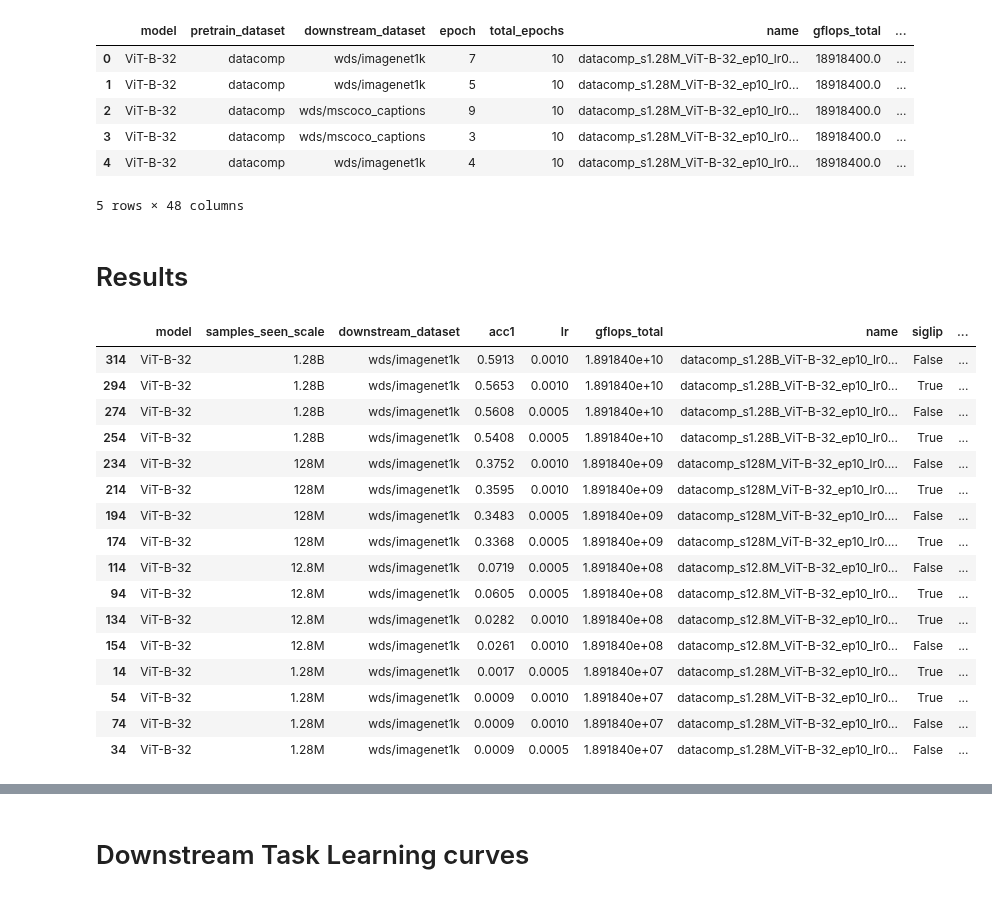
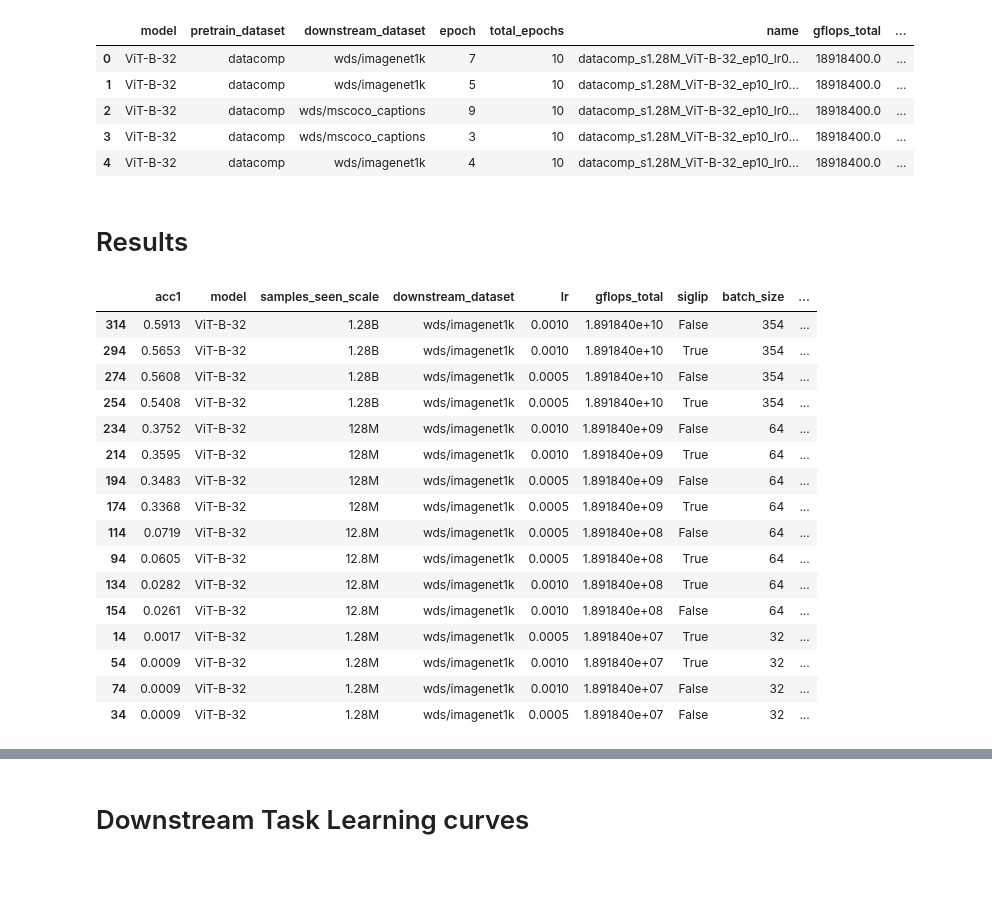
Before and after one commit to SLAMPAI/open_clip_scaling, a Jupyter notebook: results.ipynb, the cells around one changed output, grey strips where cells are left out. Drawn from its saved outputs; the diff is of its cells as text; code cells hidden in the pictures.

```diff
--- a/results.ipynb
+++ b/results.ipynb
@@ -10,6 +10,9 @@ import re
 import matplotlib.pyplot as plt
 import seaborn as sns
 from autoexperiment.template import generate_job_defs
+pd.set_option('display.max_columns', None)
+pd.set_option('display.max_rows', None)
+pd.set_option('display.max_colwidth', None)
 model_profile = pd.read_csv("https://raw.githubusercontent.com/mlfoundations/open_clip/main/docs/model_profile.csv")
 model_profile  = model_profile.set_index("model")
 
@@ -41,7 +44,9 @@ for job in train_jobs:
             "name": job.params["name"],
             "gflops_total": model_profile.loc[job.params["model"]].gflops * job.params["epochs"] * job.params["train_num_samples"],
             "samples_per_sec": samples_per_sec,
-            "samples_per_sec_per_gpu": samples_per_sec / (job.params["nodes"] * 4)
+            "samples_per_sec_per_gpu": samples_per_sec / (job.params["nodes"] * 4),
+            "global_batch_size": job.params["batch_size"] * job.params["nodes"] * 4,
+            "training_time_hours": ((1/samples_per_sec) * job.params["epochs"] * job.params["train_num_samples"]) / 3600
         }
         dic.update(job.params)
         dic.update(data['metrics'])
@@ -55,35 +60,38 @@ results.head()
 | 2 | ViT-B-32 | datacomp | wds/mscoco_captions | 9 | 10 | datacomp_s1.28M_ViT-B-32_ep10_lr0... | 18918400.0 | ... |
 | 3 | ViT-B-32 | datacomp | wds/mscoco_captions | 3 | 10 | datacomp_s1.28M_ViT-B-32_ep10_lr0... | 18918400.0 | ... |
 | 4 | ViT-B-32 | datacomp | wds/imagenet1k | 4 | 10 | datacomp_s1.28M_ViT-B-32_ep10_lr0... | 18918400.0 | ... |
-5 rows × 48 columns
 # %% [markdown]
 # Results
+# %%
+cols = [
+    'model', 'samples_seen_scale', 'downstream_dataset',
+    "lr", "gflops_total", "siglip", "batch_size", "global_batch_size", "samples_per_sec",
+    "training_time_hours", "name"
+]
 # %%
 d = results[results.total_epochs==results.epoch]
-
 ds = 'wds/imagenet1k'
 metric = 'acc1'
-
 d = d[d.downstream_dataset==ds]
-d[['model', 'samples_seen_scale', 'downstream_dataset', metric , "lr", "gflops_total", "name", "siglip", "samples_per_sec"]].sort_values(by=metric, ascending=False).round(4)
+d[[metric] + cols].sort_values(by=metric, ascending=False).round(4)
 # %% [output]
-|  | model | samples_seen_scale | downstream_dataset | acc1 | lr | gflops_total | name | siglip | ... |
-| 314 | ViT-B-32 | 1.28B | wds/imagenet1k | 0.5913 | 0.0010 | 1.891840e+10 | datacomp_s1.28B_ViT-B-32_ep10_lr0... | False | ... |
-| 294 | ViT-B-32 | 1.28B | wds/imagenet1k | 0.5653 | 0.0010 | 1.891840e+10 | datacomp_s1.28B_ViT-B-32_ep10_lr0... | True | ... |
-| 274 | ViT-B-32 | 1.28B | wds/imagenet1k | 0.5608 | 0.0005 | 1.891840e+10 | datacomp_s1.28B_ViT-B-32_ep10_lr0... | False | ... |
-| 254 | ViT-B-32 | 1.28B | wds/imagenet1k | 0.5408 | 0.0005 | 1.891840e+10 | datacomp_s1.28B_ViT-B-32_ep10_lr0... | True | ... |
-| 234 | ViT-B-32 | 128M | wds/imagenet1k | 0.3752 | 0.0010 | 1.891840e+09 | datacomp_s128M_ViT-B-32_ep10_lr0.... | False | ... |
-| 214 | ViT-B-32 | 128M | wds/imagenet1k | 0.3595 | 0.0010 | 1.891840e+09 | datacomp_s128M_ViT-B-32_ep10_lr0.... | True | ... |
-| 194 | ViT-B-32 | 128M | wds/imagenet1k | 0.3483 | 0.0005 | 1.891840e+09 | datacomp_s128M_ViT-B-32_ep10_lr0.... | False | ... |
-| 174 | ViT-B-32 | 128M | wds/imagenet1k | 0.3368 | 0.0005 | 1.891840e+09 | datacomp_s128M_ViT-B-32_ep10_lr0.... | True | ... |
-| 114 | ViT-B-32 | 12.8M | wds/imagenet1k | 0.0719 | 0.0005 | 1.891840e+08 | datacomp_s12.8M_ViT-B-32_ep10_lr0... | False | ... |
-| 94 | ViT-B-32 | 12.8M | wds/imagenet1k | 0.0605 | 0.0005 | 1.891840e+08 | datacomp_s12.8M_ViT-B-32_ep10_lr0... | True | ... |
-| 134 | ViT-B-32 | 12.8M | wds/imagenet1k | 0.0282 | 0.0010 | 1.891840e+08 | datacomp_s12.8M_ViT-B-32_ep10_lr0... | True | ... |
-| 154 | ViT-B-32 | 12.8M | wds/imagenet1k | 0.0261 | 0.0010 | 1.891840e+08 | datacomp_s12.8M_ViT-B-32_ep10_lr0... | False | ... |
-| 14 | ViT-B-32 | 1.28M | wds/imagenet1k | 0.0017 | 0.0005 | 1.891840e+07 | datacomp_s1.28M_ViT-B-32_ep10_lr0... | True | ... |
-| 54 | ViT-B-32 | 1.28M | wds/imagenet1k | 0.0009 | 0.0010 | 1.891840e+07 | datacomp_s1.28M_ViT-B-32_ep10_lr0... | True | ... |
-| 74 | ViT-B-32 | 1.28M | wds/imagenet1k | 0.0009 | 0.0010 | 1.891840e+07 | datacomp_s1.28M_ViT-B-32_ep10_lr0... | False | ... |
-| 34 | ViT-B-32 | 1.28M | wds/imagenet1k | 0.0009 | 0.0005 | 1.891840e+07 | datacomp_s1.28M_ViT-B-32_ep10_lr0... | False | ... |
+|  | acc1 | model | samples_seen_scale | downstream_dataset | lr | gflops_total | siglip | batch_size | ... |
+| 314 | 0.5913 | ViT-B-32 | 1.28B | wds/imagenet1k | 0.0010 | 1.891840e+10 | False | 354 | ... |
+| 294 | 0.5653 | ViT-B-32 | 1.28B | wds/imagenet1k | 0.0010 | 1.891840e+10 | True | 354 | ... |
+| 274 | 0.5608 | ViT-B-32 | 1.28B | wds/imagenet1k | 0.0005 | 1.891840e+10 | False | 354 | ... |
+| 254 | 0.5408 | ViT-B-32 | 1.28B | wds/imagenet1k | 0.0005 | 1.891840e+10 | True | 354 | ... |
+| 234 | 0.3752 | ViT-B-32 | 128M | wds/imagenet1k | 0.0010 | 1.891840e+09 | False | 64 | ... |
+| 214 | 0.3595 | ViT-B-32 | 128M | wds/imagenet1k | 0.0010 | 1.891840e+09 | True | 64 | ... |
+| 194 | 0.3483 | ViT-B-32 | 128M | wds/imagenet1k | 0.0005 | 1.891840e+09 | False | 64 | ... |
+| 174 | 0.3368 | ViT-B-32 | 128M | wds/imagenet1k | 0.0005 | 1.891840e+09 | True | 64 | ... |
+| 114 | 0.0719 | ViT-B-32 | 12.8M | wds/imagenet1k | 0.0005 | 1.891840e+08 | False | 64 | ... |
+| 94 | 0.0605 | ViT-B-32 | 12.8M | wds/imagenet1k | 0.0005 | 1.891840e+08 | True | 64 | ... |
+| 134 | 0.0282 | ViT-B-32 | 12.8M | wds/imagenet1k | 0.0010 | 1.891840e+08 | True | 64 | ... |
+| 154 | 0.0261 | ViT-B-32 | 12.8M | wds/imagenet1k | 0.0010 | 1.891840e+08 | False | 64 | ... |
+| 14 | 0.0017 | ViT-B-32 | 1.28M | wds/imagenet1k | 0.0005 | 1.891840e+07 | True | 32 | ... |
+| 54 | 0.0009 | ViT-B-32 | 1.28M | wds/imagenet1k | 0.0010 | 1.891840e+07 | True | 32 | ... |
+| 74 | 0.0009 | ViT-B-32 | 1.28M | wds/imagenet1k | 0.0010 | 1.891840e+07 | False | 32 | ... |
+| 34 | 0.0009 | ViT-B-32 | 1.28M | wds/imagenet1k | 0.0005 | 1.891840e+07 | False | 32 | ... |
 # %%
 d = results[results.total_epochs==results.epoch]
 
```
Also changed, not shown: parts of 2 cells of this notebook.
